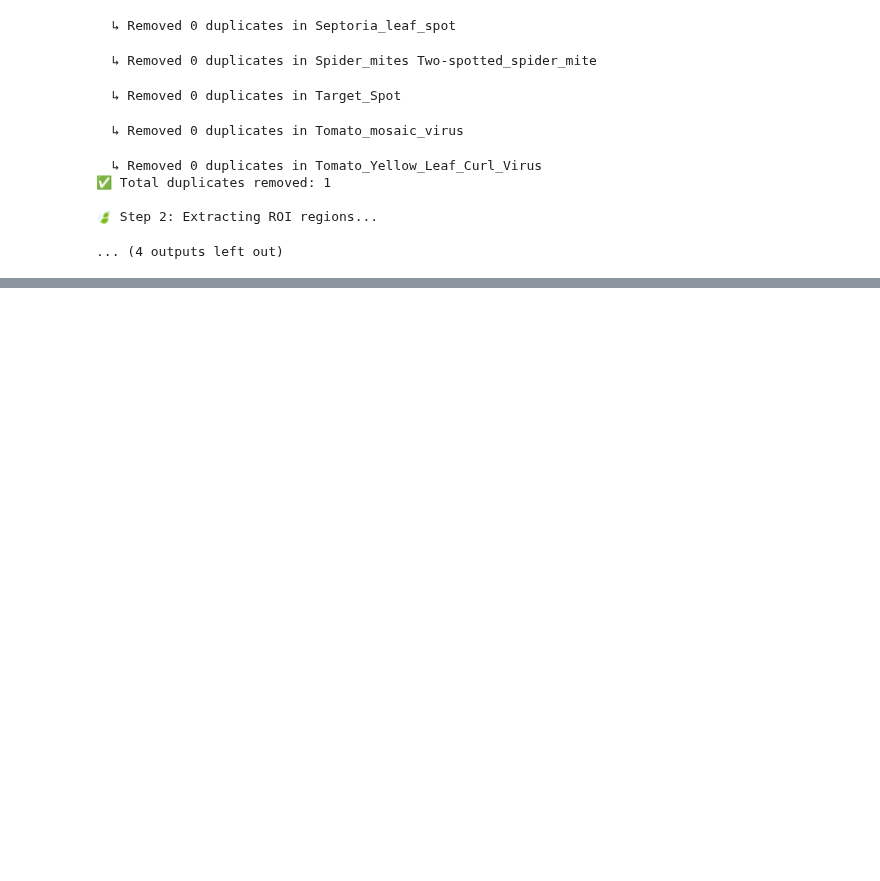
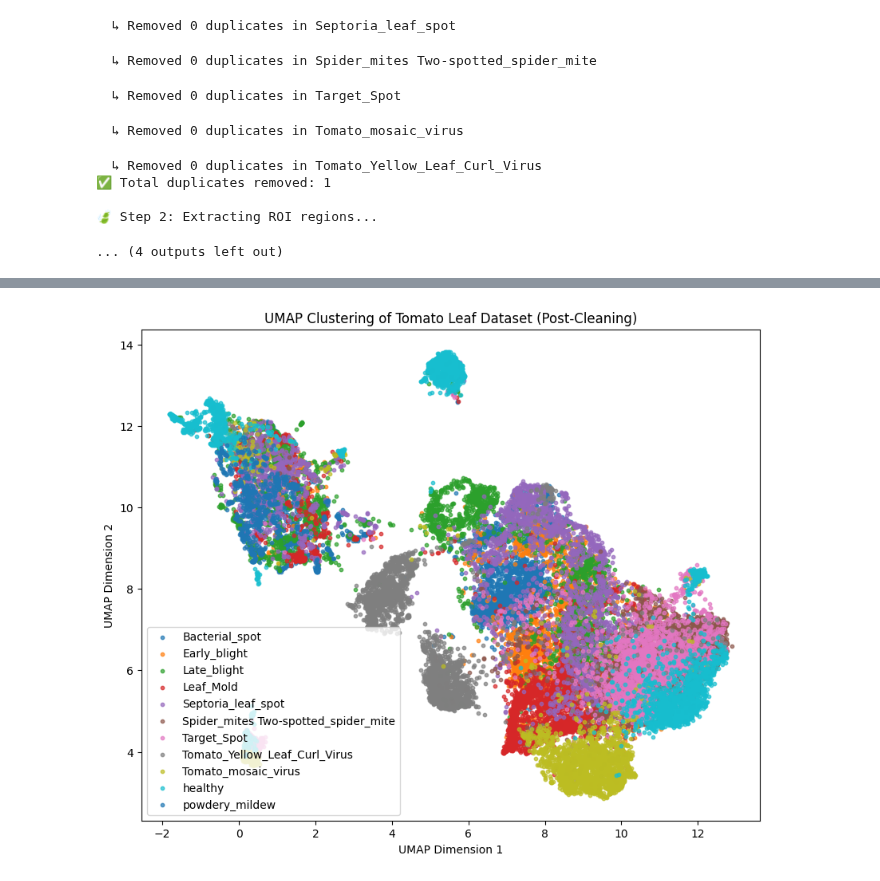
Before and after one commit to imdwipayana/Battlefield, a Jupyter notebook: Tomato_Disease/quality_data_labelling_with_PyTorch.ipynb, the cells around one changed output, grey strips where cells are left out. Saved outputs shown, nothing was run; the diff lists cells and outputs as text; code cells hidden in the pictures; blank space fills up the shorter version.

```diff
--- a/Tomato_Disease/quality_data_labelling_with_PyTorch.ipynb
+++ b/Tomato_Disease/quality_data_labelling_with_PyTorch.ipynb
@@ -497,3 +497,94 @@ print("✅ Final dataset ready for CNN training!")
 
 🍃 Step 2: Extracting ROI regions...
 ... (4 outputs left out)
+# %%
+import os
+import numpy as np
+import matplotlib.pyplot as plt
+from PIL import Image
+from tqdm import tqdm
+from sklearn.decomposition import PCA
+import umap
+import torch
+from torchvision import models, transforms
+
+# ===============================
+# CONFIGURATION
+# ===============================
+CLEAN_DATA_DIR = "C:/Users/ekadw/Documents/DATA/Leaf_Disease/Tomato20000/clean_tomato_leaves"
+device = "cuda" if torch.cuda.is_available() else "cpu"
+
+# ===============================
+# STEP 1: LOAD PRETRAINED MODEL (for embeddings)
+# ===============================
+model = models.resnet50(weights="IMAGENET1K_V2")
+model = torch.nn.Sequential(*list(model.children())[:-1])  # remove final FC layer
+model.to(device)
+model.eval()
+
+transform = transforms.Compose([
+    transforms.Resize((224, 224)),
+    transforms.ToTensor(),
+])
+
+# ===============================
+# STEP 2: EXTRACT FEATURES
+# ===============================
+features = []
+labels = []
+class_names = sorted(os.listdir(CLEAN_DATA_DIR))
+
+for label_idx, class_name in enumerate(class_names):
+    class_dir = os.path.join(CLEAN_DATA_DIR, class_name)
+    if not os.path.isdir(class_dir):
+        continue
+    print(f"Extracting features from class: {class_name}")
+    for file in tqdm(os.listdir(class_dir), desc=f"{class_name}"):
+        if not file.lower().endswith(('.jpg', '.jpeg', '.png')):
+            continue
+        img_path = os.path.join(class_dir, file)
+        try:
+            img = Image.open(img_path).convert("RGB")
+            x = transform(img).unsqueeze(0).to(device)
+            with torch.no_grad():
+                feat = model(x).cpu().numpy().flatten()
+            features.append(feat)
+            labels.append(label_idx)
+        except Exception as e:
+            print(f"Error on {img_path}: {e}")
+
+features = np.array(features)
+labels = np.array(labels)
+
+print(f"Total samples: {len(labels)}")
+print("Feature shape:", features.shape)
+
+# ===============================
+# STEP 3: PCA + UMAP REDUCTION
+# ===============================
+pca = PCA(n_components=50).fit_transform(features)
+reducer = umap.UMAP(n_neighbors=15, min_dist=0.1, random_state=42)
+embedding = reducer.fit_transform(pca)
+
+print("UMAP embedding shape:", embedding.shape)
+
+# ===============================
+# STEP 4: PLOT CLUSTERS
+# ===============================
+plt.figure(figsize=(10, 8))
+for i, class_name in enumerate(class_names):
+    mask = labels == i
+    plt.scatter(
+        embedding[mask, 0],
+        embedding[mask, 1],
+        s=10,
+        label=class_name,
+        alpha=0.7
+    )
+
+plt.title("UMAP Clustering of Tomato Leaf Dataset (Post-Cleaning)")
+plt.legend()
+plt.xlabel("UMAP Dimension 1")
+plt.ylabel("UMAP Dimension 2")
+plt.show()
+# %% [output]
@@ -499,0 +605 @@ print("✅ Final dataset ready for CNN training!")
+[figure, added]
```
Also changed, not shown: parts of 2 cells of this notebook.
